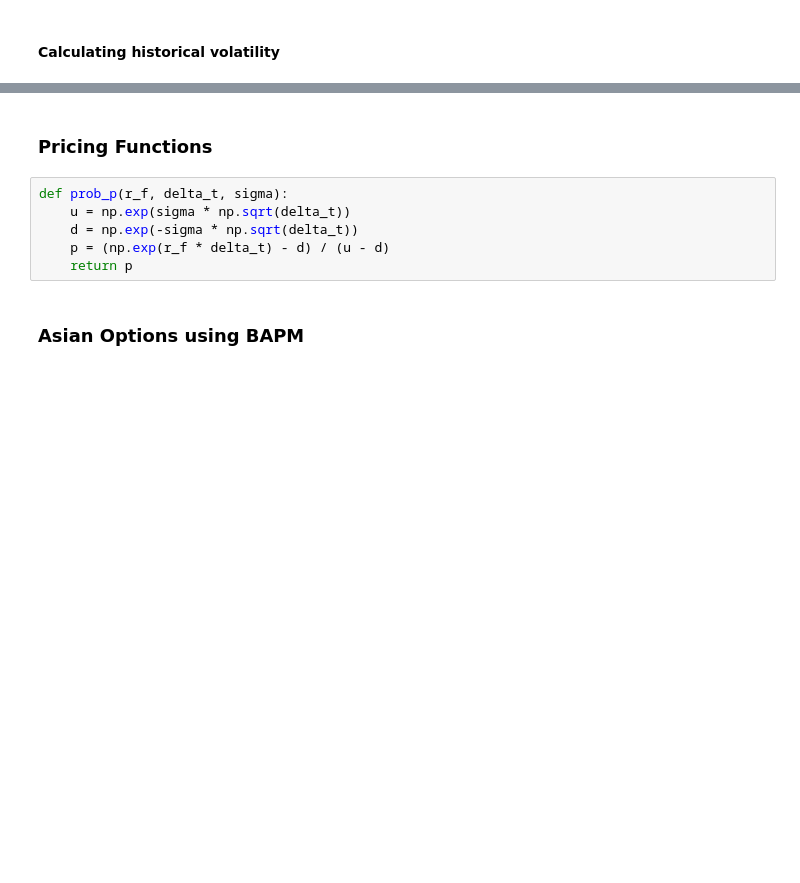
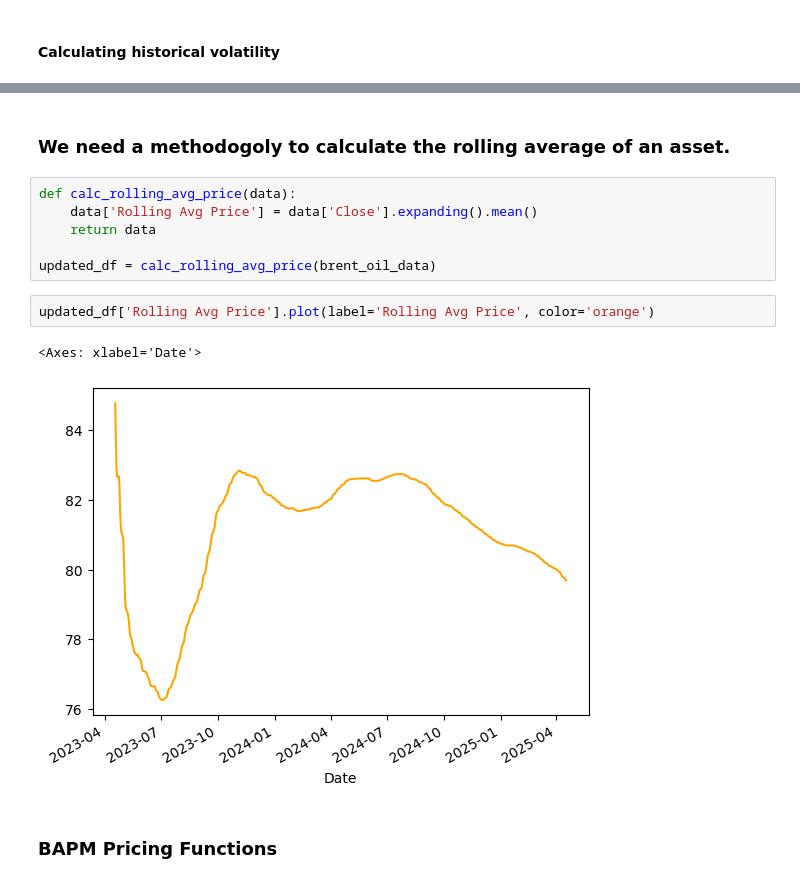
Before and after one commit to sparikh099/fe_620_project, a Jupyter notebook: src/bapm_asian_options.ipynb, the cells around one changed output, grey strips where cells are left out. Cells and saved outputs as stored; diff of their text form; blank space fills up the shorter version.

Commit message:
functionality for hedging, bapm pricing, and monte carlo pricing

```diff
--- a/src/bapm_asian_options.ipynb
+++ b/src/bapm_asian_options.ipynb
@@ -38,10 +38,15 @@ Annualized Volatility: 28.85%
+# %% [markdown]
+### We need a methodogoly to calculate the rolling average of an asset.
+# %%
+def calc_rolling_avg_price(data):
+    data['Rolling Avg Price'] = data['Close'].expanding().mean()
+    return data
+
+updated_df = calc_rolling_avg_price(brent_oil_data)
+# %%
+updated_df['Rolling Avg Price'].plot(label='Rolling Avg Price', color='orange')
+# %% [output]
+<Axes: xlabel='Date'>
+[figure, added]
 # %% [markdown]
-### Pricing Functions
+### BAPM Pricing Functions
-# %%
-def prob_p(r_f, delta_t, sigma):
-    u = np.exp(sigma * np.sqrt(delta_t))
-    d = np.exp(-sigma * np.sqrt(delta_t))
-    p = (np.exp(r_f * delta_t) - d) / (u - d)
-    return p
-# %% [markdown]
-### Asian Options using BAPM
```
Also changed, not shown: parts of 7 cells of this notebook.
